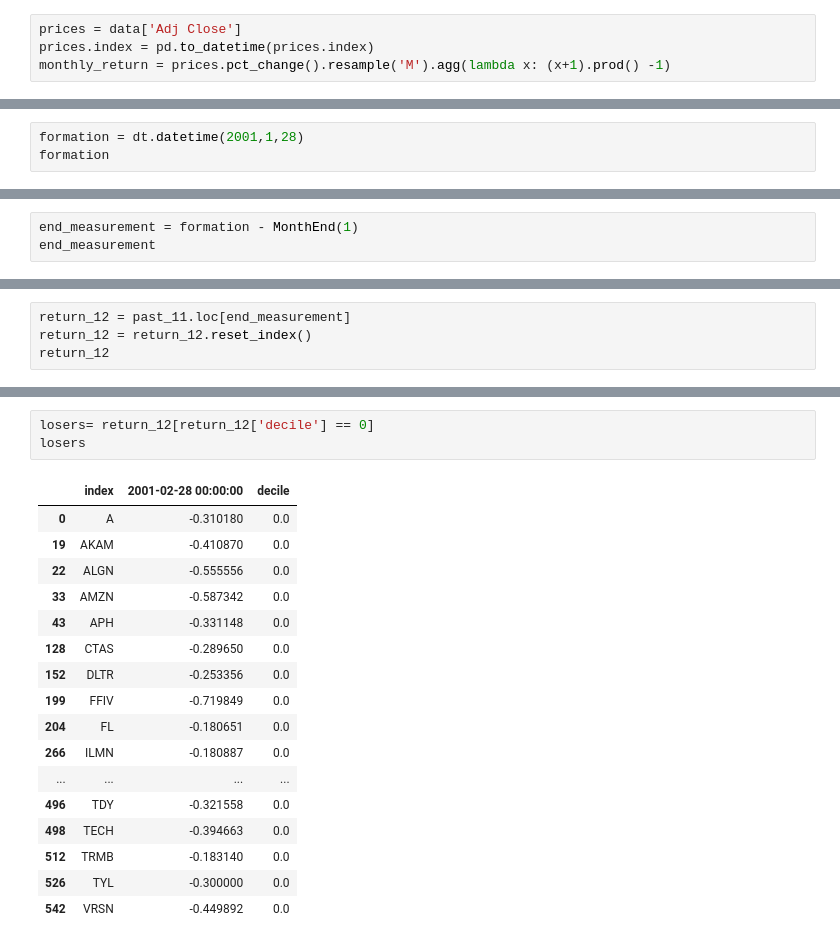
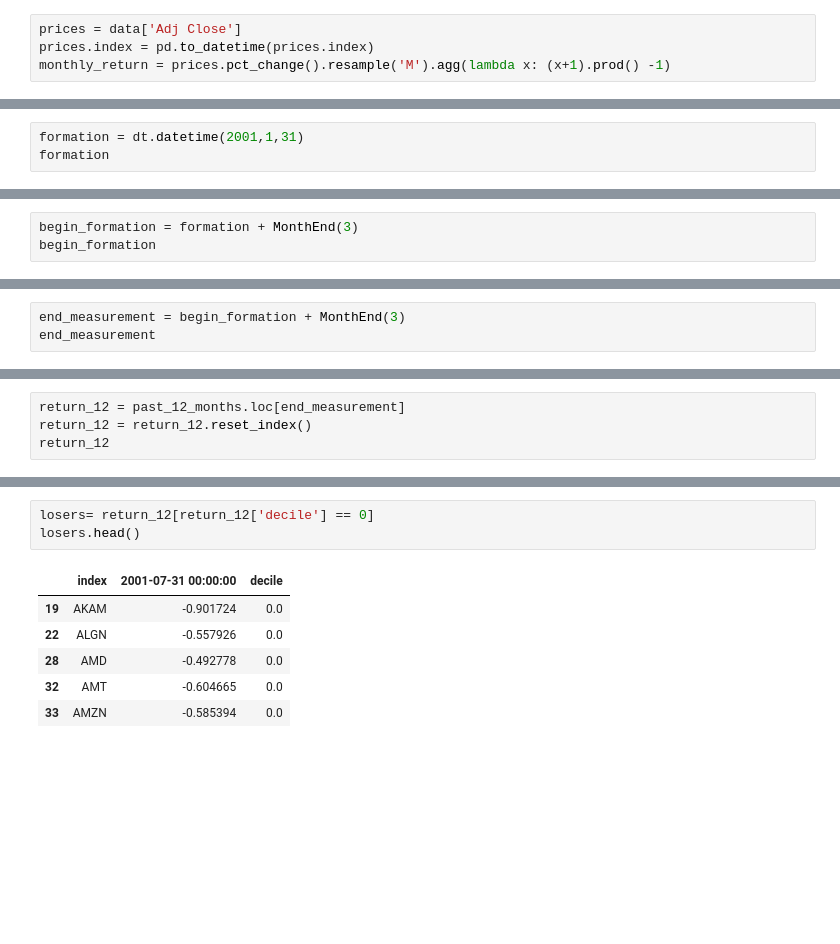
Before and after one commit to shane-sarabdial/Momentum, a Jupyter notebook: Momentum.ipynb, the cells around one changed output, grey strips where cells are left out. Saved outputs shown, nothing was run; the diff lists cells and outputs as text; blank space fills up the shorter version.

Commit message:
add mommentum func, added sorted dataframe

```diff
--- a/Momentum.ipynb
+++ b/Momentum.ipynb
@@ -77,4 +73,4 @@ past_11
 # %%
-formation = dt.datetime(2001,1,28)
+formation = dt.datetime(2001,1,31)
 formation
 # %% [output]
@@ -86,0 +78,3 @@ Timestamp('2000-02-29 00:00:00')
+# %%
+begin_formation = formation + MonthEnd(3)
+begin_formation
@@ -87,4 +83,4 @@ Timestamp('2000-02-29 00:00:00')
 # %%
-end_measurement = formation - MonthEnd(1)
+end_measurement = begin_formation + MonthEnd(3)
 end_measurement
 # %% [output]
@@ -92,5 +105,5 @@ Timestamp('2000-12-31 00:00:00')
 # %%
-return_12 = past_11.loc[end_measurement]
+return_12 = past_12_months.loc[end_measurement]
 return_12 = return_12.reset_index()
 return_12
 # %% [output]
@@ -164,22 +166,11 @@ winners
 # %%
 losers= return_12[return_12['decile'] == 0]
-losers
+losers.head()
 # %% [output]
-|  | index | 2001-02-28 00:00:00 | decile |
-| 0 | A | -0.310180 | 0.0 |
-| 19 | AKAM | -0.410870 | 0.0 |
-| 22 | ALGN | -0.555556 | 0.0 |
-| 33 | AMZN | -0.587342 | 0.0 |
-| 43 | APH | -0.331148 | 0.0 |
-| 128 | CTAS | -0.289650 | 0.0 |
-| 152 | DLTR | -0.253356 | 0.0 |
-| 199 | FFIV | -0.719849 | 0.0 |
-| 204 | FL | -0.180651 | 0.0 |
-| 266 | ILMN | -0.180887 | 0.0 |
-| ... | ... | ... | ... |
-| 496 | TDY | -0.321558 | 0.0 |
-| 498 | TECH | -0.394663 | 0.0 |
-| 512 | TRMB | -0.183140 | 0.0 |
-| 526 | TYL | -0.300000 | 0.0 |
-| 542 | VRSN | -0.449892 | 0.0 |
+|  | index | 2001-07-31 00:00:00 | decile |
+| 19 | AKAM | -0.901724 | 0.0 |
+| 22 | ALGN | -0.557926 | 0.0 |
+| 28 | AMD | -0.492778 | 0.0 |
+| 32 | AMT | -0.604665 | 0.0 |
+| 33 | AMZN | -0.585394 | 0.0 |
 # %%
```
Also changed, not shown: parts of 38 cells of this notebook.
